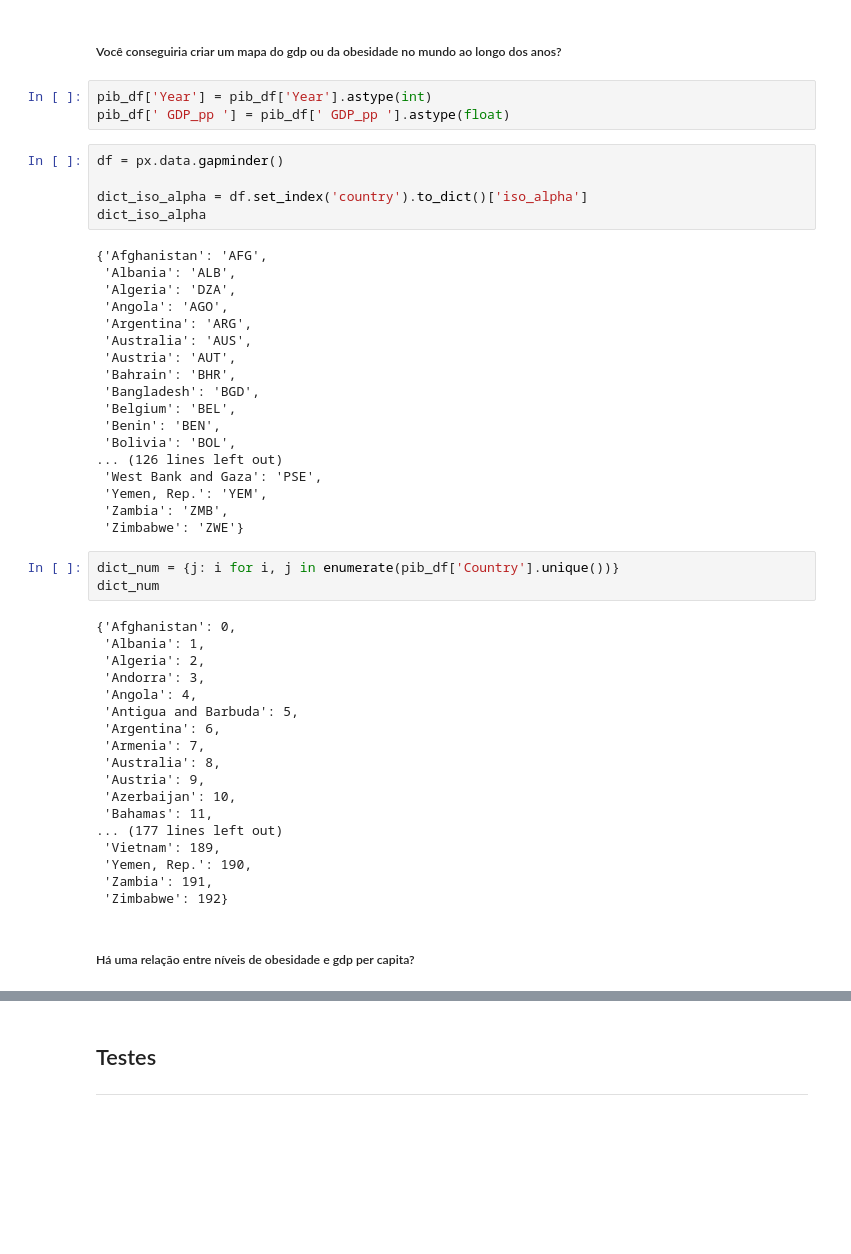
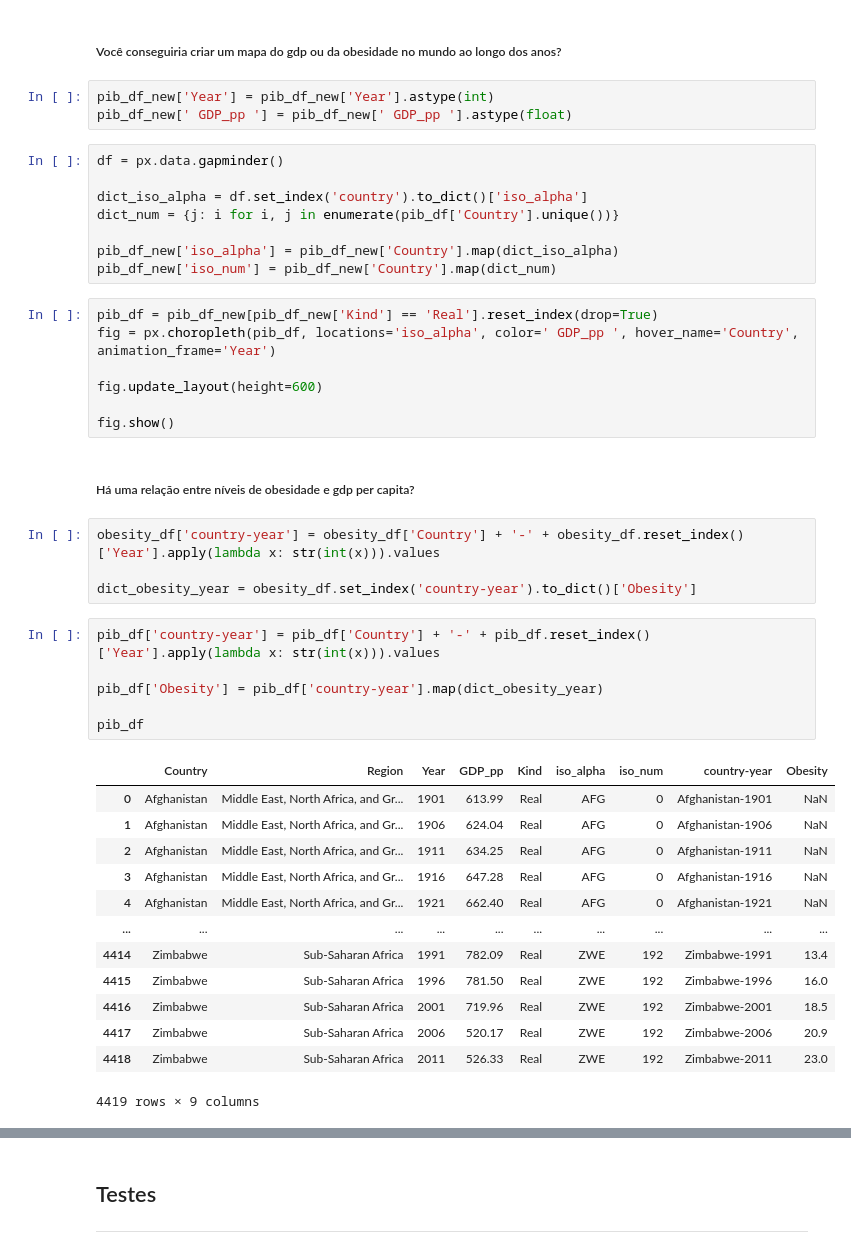
Before and after one commit to BLuiz/a-iiot_dash-course, a Jupyter notebook: Asimov/02_Analisando Dados com Pandas & SQL/Exe/05_Análise de dados de obesidade/analise_obesidade_&_pib_per_capita.ipynb, the cells around one changed output, grey strips where cells are left out. Drawn from its saved outputs; the diff is of its cells as text; blank space fills up the shorter version.

```diff
--- a/Asimov/02_Analisando Dados com Pandas & SQL/Exe/05_Análise de dados de obesidade/analise_obesidade_&_pib_per_capita.ipynb
+++ b/Asimov/02_Analisando Dados com Pandas & SQL/Exe/05_Análise de dados de obesidade/analise_obesidade_&_pib_per_capita.ipynb
@@ -325,51 +325,46 @@ pib_df_new[(kind) & (country)].plot(kind="scatter", y=" GDP_pp ", x='Year', ax=a
 # %% [markdown]
 ##### Você conseguiria criar um mapa do gdp ou da obesidade no mundo ao longo dos anos?
 # %%
-pib_df['Year'] = pib_df['Year'].astype(int)
-pib_df[' GDP_pp '] = pib_df[' GDP_pp '].astype(float)
+pib_df_new['Year'] = pib_df_new['Year'].astype(int)
+pib_df_new[' GDP_pp '] = pib_df_new[' GDP_pp '].astype(float)
 # %%
 df = px.data.gapminder()
 
 dict_iso_alpha = df.set_index('country').to_dict()['iso_alpha']
-dict_iso_alpha
+dict_num = {j: i for i, j in enumerate(pib_df['Country'].unique())}
+
+pib_df_new['iso_alpha'] = pib_df_new['Country'].map(dict_iso_alpha)
+pib_df_new['iso_num'] = pib_df_new['Country'].map(dict_num)
-# %% [output]
-{'Afghanistan': 'AFG',
- 'Albania': 'ALB',
- 'Algeria': 'DZA',
- 'Angola': 'AGO',
- 'Argentina': 'ARG',
- 'Australia': 'AUS',
- 'Austria': 'AUT',
- 'Bahrain': 'BHR',
- 'Bangladesh': 'BGD',
- 'Belgium': 'BEL',
- 'Benin': 'BEN',
- 'Bolivia': 'BOL',
-... (126 lines left out)
- 'West Bank and Gaza': 'PSE',
- 'Yemen, Rep.': 'YEM',
- 'Zambia': 'ZMB',
- 'Zimbabwe': 'ZWE'}
 # %%
-dict_num = {j: i for i, j in enumerate(pib_df['Country'].unique())}
-dict_num
+pib_df = pib_df_new[pib_df_new['Kind'] == 'Real'].reset_index(drop=True)
+fig = px.choropleth(pib_df, locations='iso_alpha', color=' GDP_pp ', hover_name='Country', animation_frame='Year')
+
+fig.update_layout(height=600)
+
+fig.show()
-# %% [output]
-{'Afghanistan': 0,
- 'Albania': 1,
- 'Algeria': 2,
- 'Andorra': 3,
- 'Angola': 4,
- 'Antigua and Barbuda': 5,
- 'Argentina': 6,
- 'Armenia': 7,
- 'Australia': 8,
- 'Austria': 9,
- 'Azerbaijan': 10,
- 'Bahamas': 11,
-... (177 lines left out)
- 'Vietnam': 189,
- 'Yemen, Rep.': 190,
- 'Zambia': 191,
- 'Zimbabwe': 192}
 # %% [markdown]
 ##### Há uma relação entre níveis de obesidade e gdp per capita?
+# %%
+obesity_df['country-year'] = obesity_df['Country'] + '-' + obesity_df.reset_index()['Year'].apply(lambda x: str(int(x))).values
+
+dict_obesity_year = obesity_df.set_index('country-year').to_dict()['Obesity']
+# %%
+pib_df['country-year'] = pib_df['Country'] + '-' + pib_df.reset_index()['Year'].apply(lambda x: str(int(x))).values
+
+pib_df['Obesity'] = pib_df['country-year'].map(dict_obesity_year)
+
+pib_df
+# %% [output]
+|  | Country | Region | Year | GDP_pp | Kind | iso_alpha | iso_num | country-year | Obesity |
+| 0 | Afghanistan | Middle East, North Africa, and Gr... | 1901 | 613.99 | Real | AFG | 0 | Afghanistan-1901 | NaN |
+| 1 | Afghanistan | Middle East, North Africa, and Gr... | 1906 | 624.04 | Real | AFG | 0 | Afghanistan-1906 | NaN |
+| 2 | Afghanistan | Middle East, North Africa, and Gr... | 1911 | 634.25 | Real | AFG | 0 | Afghanistan-1911 | NaN |
+| 3 | Afghanistan | Middle East, North Africa, and Gr... | 1916 | 647.28 | Real | AFG | 0 | Afghanistan-1916 | NaN |
+| 4 | Afghanistan | Middle East, North Africa, and Gr... | 1921 | 662.40 | Real | AFG | 0 | Afghanistan-1921 | NaN |
+| ... | ... | ... | ... | ... | ... | ... | ... | ... | ... |
+| 4414 | Zimbabwe | Sub-Saharan Africa | 1991 | 782.09 | Real | ZWE | 192 | Zimbabwe-1991 | 13.4 |
+| 4415 | Zimbabwe | Sub-Saharan Africa | 1996 | 781.50 | Real | ZWE | 192 | Zimbabwe-1996 | 16.0 |
+| 4416 | Zimbabwe | Sub-Saharan Africa | 2001 | 719.96 | Real | ZWE | 192 | Zimbabwe-2001 | 18.5 |
+| 4417 | Zimbabwe | Sub-Saharan Africa | 2006 | 520.17 | Real | ZWE | 192 | Zimbabwe-2006 | 20.9 |
+| 4418 | Zimbabwe | Sub-Saharan Africa | 2011 | 526.33 | Real | ZWE | 192 | Zimbabwe-2011 | 23.0 |
+4419 rows × 9 columns
```
Also changed, not shown: parts of 3 cells of this notebook.
